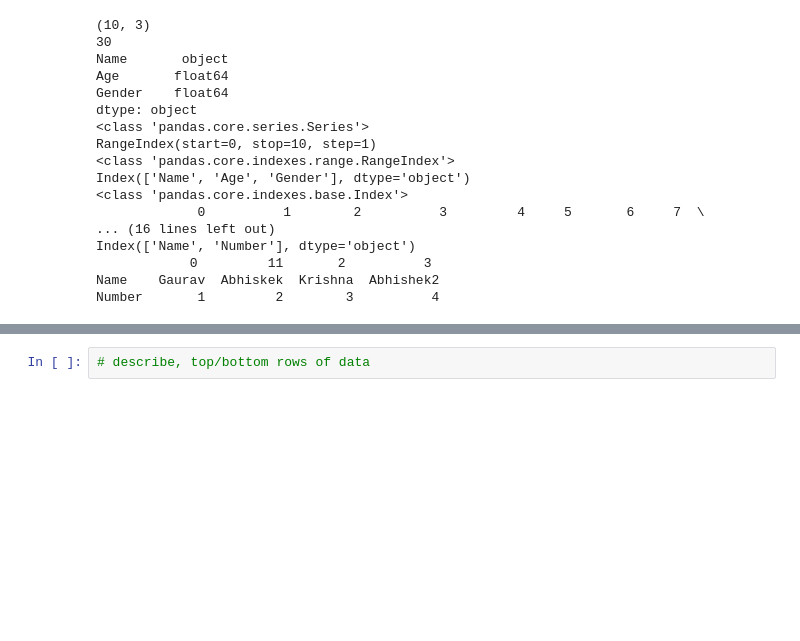
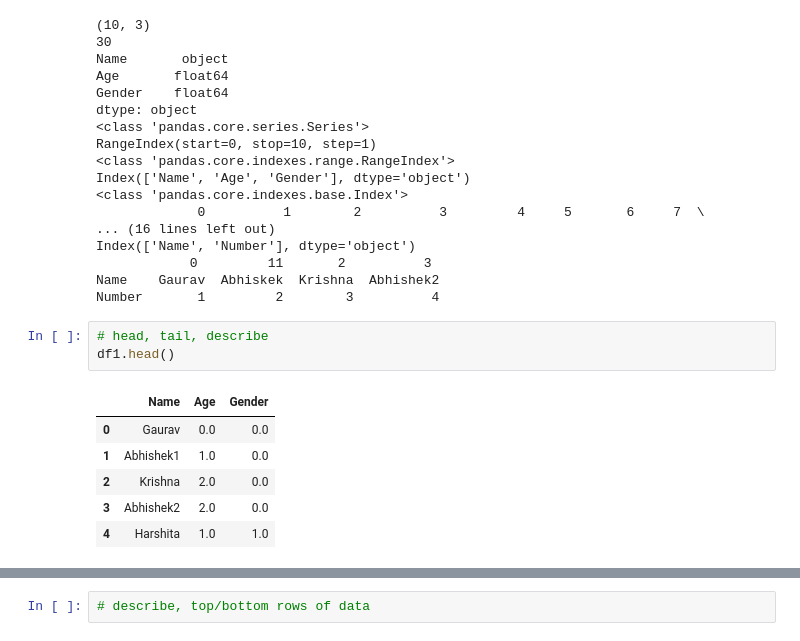
Before and after one commit to leangaurav/dsc_weekday_2020_08_13, a Jupyter notebook: Assignments/Sethuvardhan/Pandas1.ipynb, the cells around one changed output, grey strips where cells are left out. Cells and saved outputs as stored; diff of their text form; blank space fills up the shorter version.

```diff
--- a/Assignments/Sethuvardhan/Pandas1.ipynb
+++ b/Assignments/Sethuvardhan/Pandas1.ipynb
@@ -276,3 +276,13 @@ Index(['Name', 'Number'], dtype='object')
             0         11       2          3
 Name    Gaurav  Abhiskek  Krishna  Abhishek2
 Number       1         2        3          4
+# %%
+# head, tail, describe
+df1.head()
+# %% [output]
+|  | Name | Age | Gender |
+| 0 | Gaurav | 0.0 | 0.0 |
+| 1 | Abhishek1 | 1.0 | 0.0 |
+| 2 | Krishna | 2.0 | 0.0 |
+| 3 | Abhishek2 | 2.0 | 0.0 |
+| 4 | Harshita | 1.0 | 1.0 |
```
Also changed, not shown: parts of 28 cells of this notebook, 9 other files.
